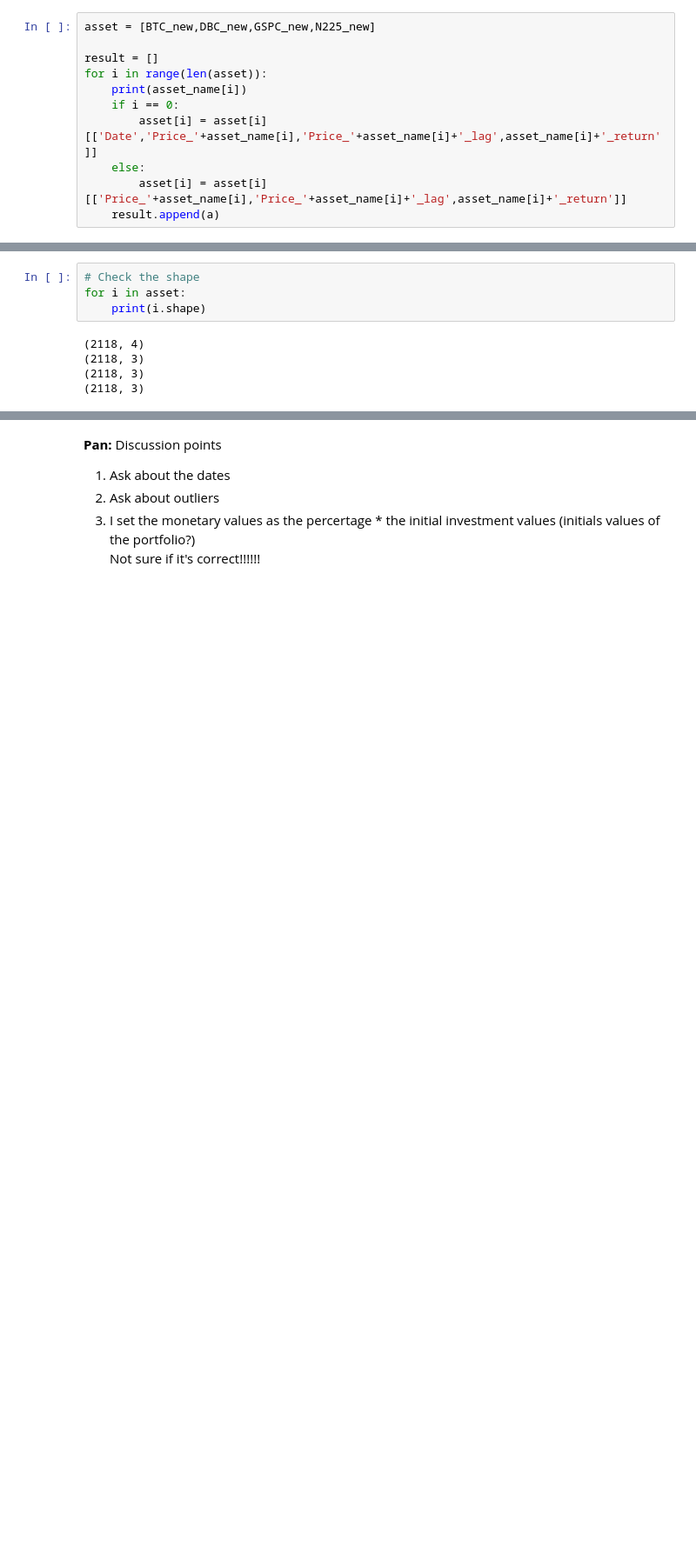
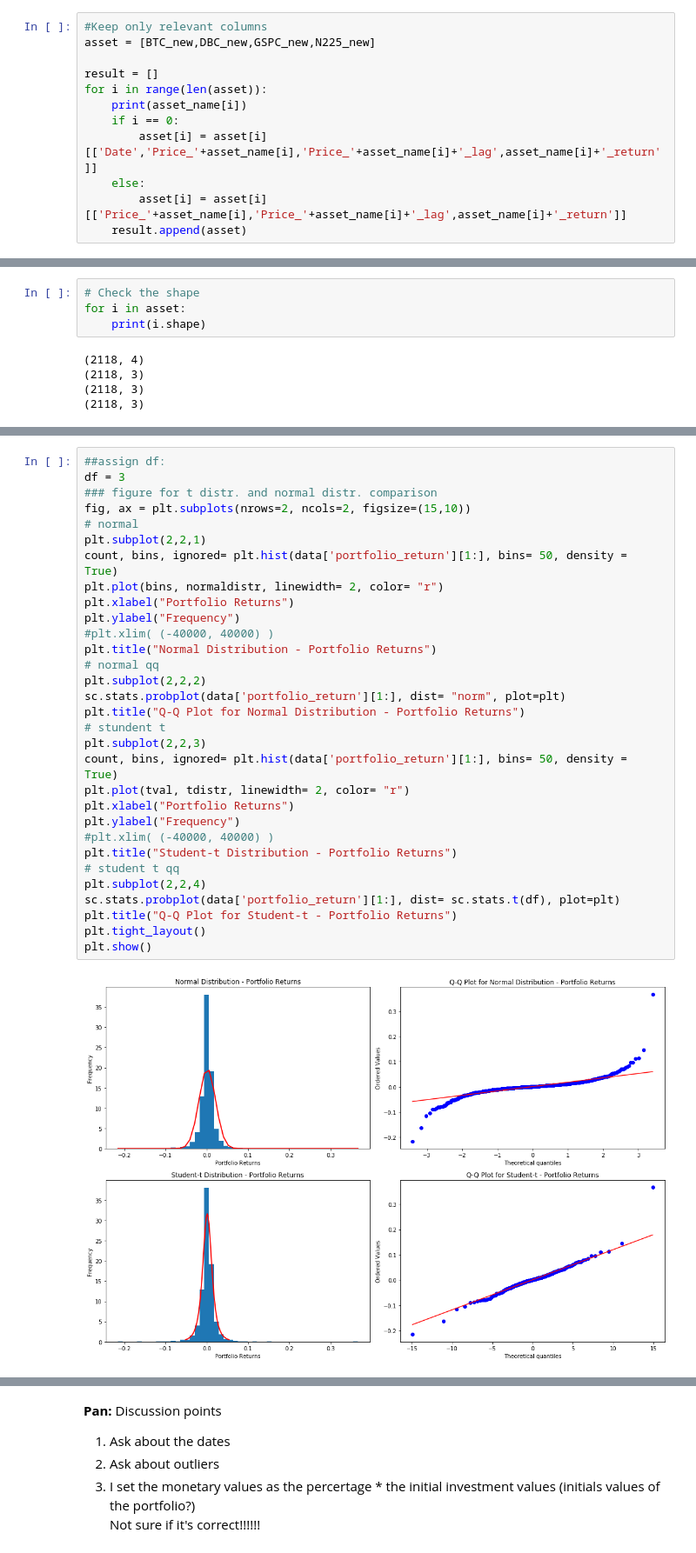
Before and after one commit to AnnaMariaAngelova/QRM2020, a Jupyter notebook: QRM_v02.ipynb, the cells around one changed output, grey strips where cells are left out. Shown: that part at 87% size. Drawn from its saved outputs; the diff is of its cells as text; blank space fills up the shorter version.

Commit message:
Clean code, add histograms and QQ plots, add VAR & ES with student-t distribution

```diff
--- a/QRM_v02.ipynb
+++ b/QRM_v02.ipynb
@@ -308,4 +204,5 @@ print(BTC_new)
 # %%
+#Keep only relevant columns
 asset = [BTC_new,DBC_new,GSPC_new,N225_new]
 
 result = []
@@ -315,7 +212,7 @@ for i in range(len(asset)):
         asset[i] = asset[i][['Date','Price_'+asset_name[i],'Price_'+asset_name[i]+'_lag',asset_name[i]+'_return']]
     else:
         asset[i] = asset[i][['Price_'+asset_name[i],'Price_'+asset_name[i]+'_lag',asset_name[i]+'_return']]
-    result.append(a)
+    result.append(asset)
 # %% [output]
 BTC
 DBC
@@ -473,0 +260,33 @@ I was just trying stuff with VAR and ES below, but it's not working very well so
+# %%
+##assign df:
+df = 3
+### figure for t distr. and normal distr. comparison
+fig, ax = plt.subplots(nrows=2, ncols=2, figsize=(15,10))
+# normal
+plt.subplot(2,2,1)
+count, bins, ignored= plt.hist(data['portfolio_return'][1:], bins= 50, density = True)
+plt.plot(bins, normaldistr, linewidth= 2, color= "r")
+plt.xlabel("Portfolio Returns")
+plt.ylabel("Frequency")
+#plt.xlim( (-40000, 40000) )
+plt.title("Normal Distribution - Portfolio Returns")
+# normal qq
+plt.subplot(2,2,2)
+sc.stats.probplot(data['portfolio_return'][1:], dist= "norm", plot=plt)
+plt.title("Q-Q Plot for Normal Distribution - Portfolio Returns")
+# stundent t
+plt.subplot(2,2,3)
+count, bins, ignored= plt.hist(data['portfolio_return'][1:], bins= 50, density = True)
+plt.plot(tval, tdistr, linewidth= 2, color= "r")
+plt.xlabel("Portfolio Returns")
+plt.ylabel("Frequency")
+#plt.xlim( (-40000, 40000) )
+plt.title("Student-t Distribution - Portfolio Returns")
+# student t qq
+plt.subplot(2,2,4)
+sc.stats.probplot(data['portfolio_return'][1:], dist= sc.stats.t(df), plot=plt)
+plt.title("Q-Q Plot for Student-t - Portfolio Returns")
+plt.tight_layout()
+plt.show()
+# %% [output]
+[figure, added]
```
Also changed, not shown: parts of 61 cells of this notebook.
